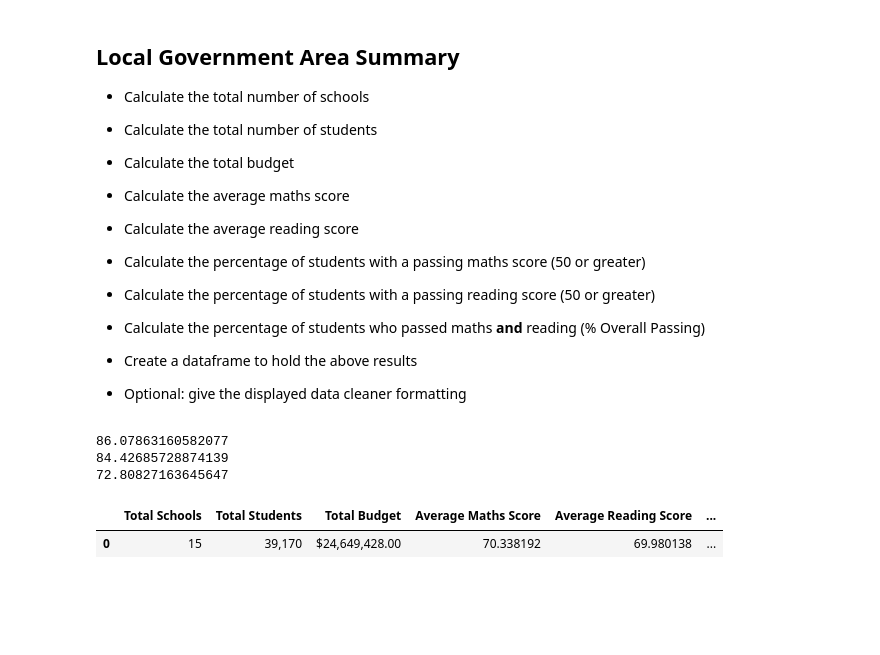
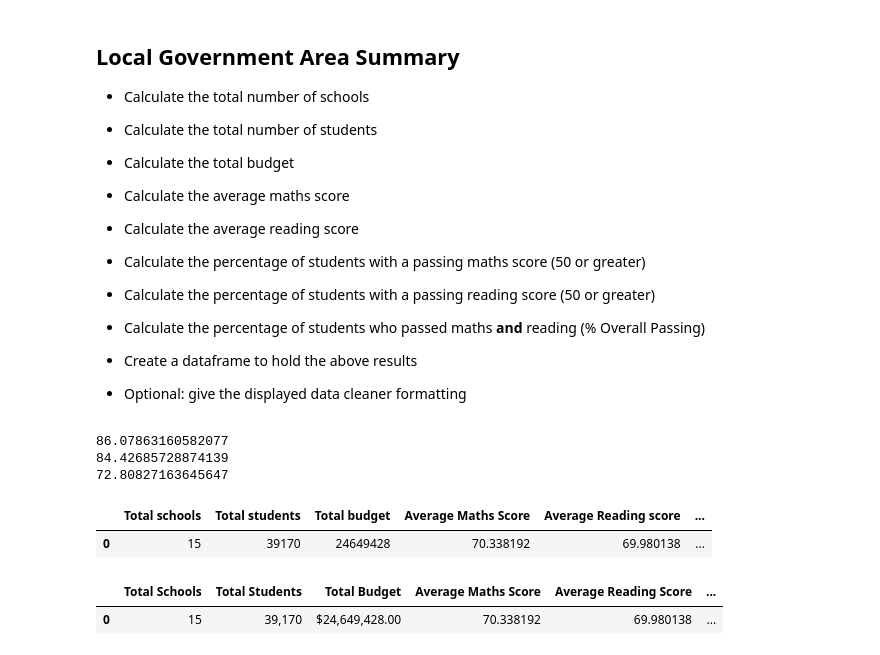
Before and after one commit to Shaunisme/pandas-challenge, a Jupyter notebook: PyCitySchools/PyCitySchools.ipynb, the cells around one changed output. Cells and saved outputs as stored; diff of their text form; code cells hidden in the pictures; blank space fills up the shorter version.

```diff
--- a/PyCitySchools/PyCitySchools_starter.ipynb
+++ b/PyCitySchools/PyCitySchools.ipynb
@@ -75,6 +75,16 @@ passOverallPercent=passOverall_df.sum() / totalStudents * 100
 86.07863160582077
 84.42685728874139
 72.80827163645647
+# %%
+# Create a dataframe to hold the above results
+summary=[{"Total schools":totalSchools,"Total students":totalStudents,"Total budget":totalBudget,"Average Maths Score":averageMaths,"Average Reading score":averageReading,"% Passing Maths":passMathsPercent,"% Passing Reading ":passReadingPercent,"% Overall Passing":passOverallPercent}]
+summary=pd.DataFrame(summary)
+
+# Give the displayed data cleaner formatting
+summary.head()
+# %% [output]
+|  | Total schools | Total students | Total budget | Average Maths Score | Average Reading score | ... |
+| 0 | 15 | 39170 | 24649428 | 70.338192 | 69.980138 | ... |
 # %%
 # %% [output]
 |  | Total Schools | Total Students | Total Budget | Average Maths Score | Average Reading Score | ... |
```
